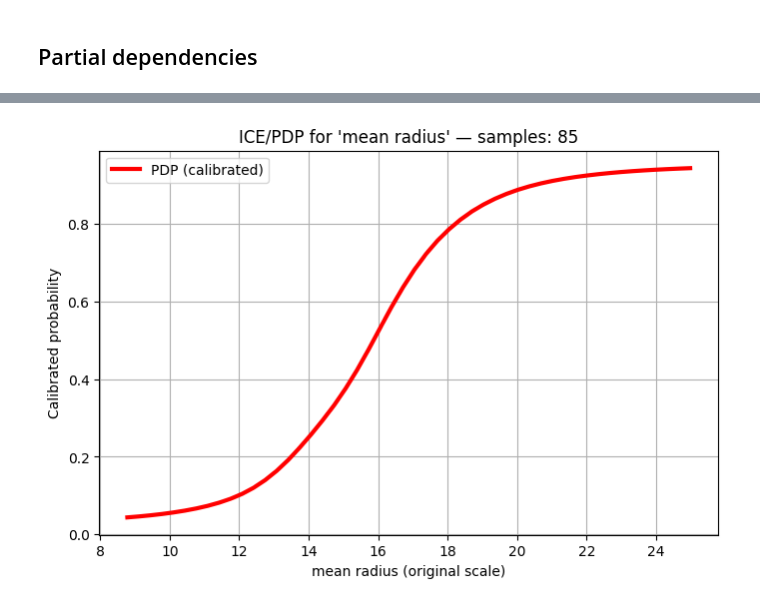
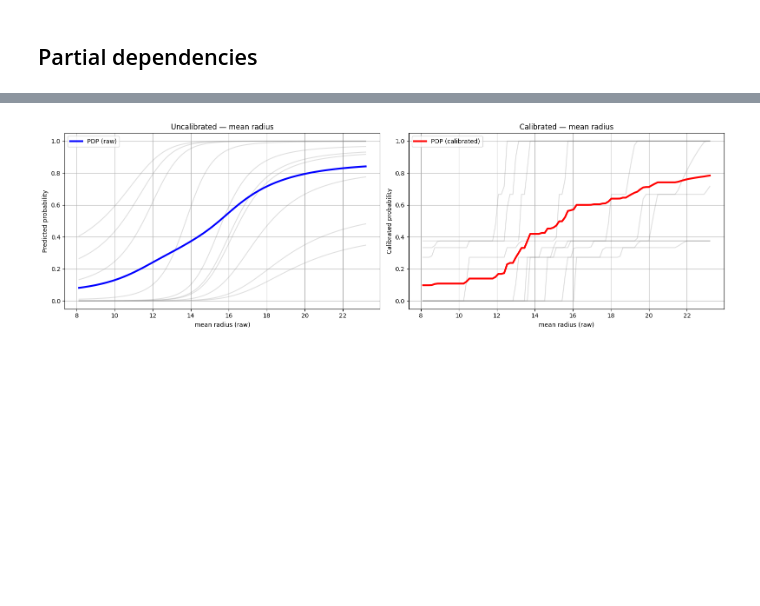
Before and after one commit to ArnauFabregat/probability_estimation, a Jupyter notebook: notebooks/breast_cancer/monotonic_nn.ipynb, the cells around one changed output, grey strips where cells are left out. Cells and saved outputs as stored; diff of their text form; code cells hidden in the pictures; blank space fills up the shorter version.

```diff
--- a/notebooks/breast_cancer/monotonic_nn.ipynb
+++ b/notebooks/breast_cancer/monotonic_nn.ipynb
@@ -195,9 +190,25 @@ logits_test = model.predict_logits(x_test_std)
 # %%
-cal = Calibrator(method="temperature")
-cal.fit(logits_val, y_val_t)
+method = "isotonic"
 
-probs_tr_cal = cal.predict_proba(logits_tr)
-probs_val_cal = cal.predict_proba(logits_val)
-probs_test_cal = cal.predict_proba(logits_test)
+if method == "isotonic":
+    cal = Calibrator(method=method)
+    cal.fit(probs_val.flatten(), y_val)
+
+    probs_tr_cal = cal.predict_proba(probs_tr.flatten())
+    probs_val_cal = cal.predict_proba(probs_val.flatten())
+    probs_test_cal = cal.predict_proba(probs_test.flatten())
+
+if method == "temperature":
+    # Predict logits
+    logits_tr = model.predict_logits(x_tr_std)
+    logits_val = model.predict_logits(x_val_std)
+    logits_test = model.predict_logits(x_test_std)
+
+    cal = Calibrator(method=method)
+    cal.fit(logits_val, y_val_t)
+
+    probs_tr_cal = cal.predict_proba(logits_tr)
+    probs_val_cal = cal.predict_proba(logits_val)
+    probs_test_cal = cal.predict_proba(logits_test)
 # %%
 # Compute brier score - non calibrated probs
@@ -258,15 +271,14 @@ ice_age = ice_pdp_plot_xgb_or_nn(
 # %%
-ice_age = ice_pdp_plot_xgb_or_nn(
+out = ice_pdp_plot(
     model=model,
-    X_raw=x_val.values,
-    X_std=x_val_std,
+    X_raw=x_test.values,
+    X_std=x_test_std,
     feature_name=FEATURE_NAME,
     all_vars=all_vars,
-    mode=MODE,
-    num_points=50,
-    n_samples=None,
+    num_points=100,
+    n_samples=10,
     calibrator=cal,
-    plot_calibrated=True,
+    model_input_space="standardized",
 )
 # %% [output]
-[figure, old version]
+[figure, new version]
```
Also changed, not shown: parts of 11 cells of this notebook, 3 other files.
